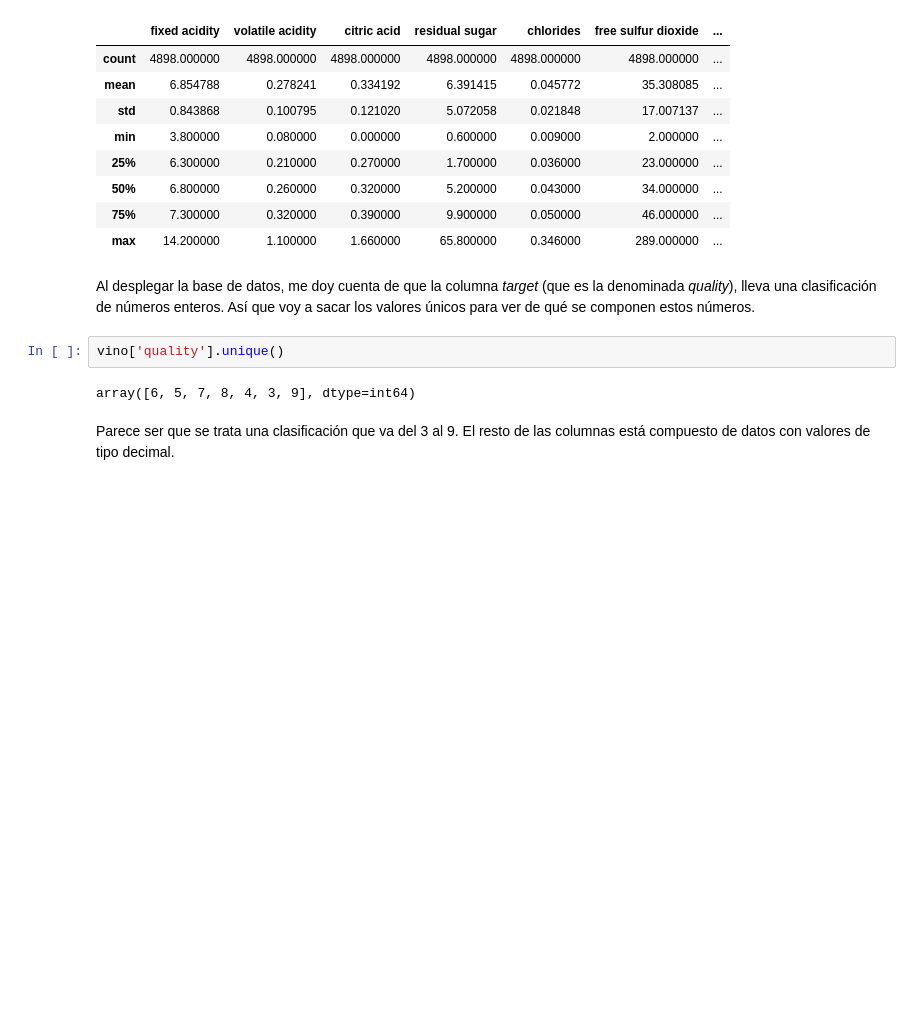
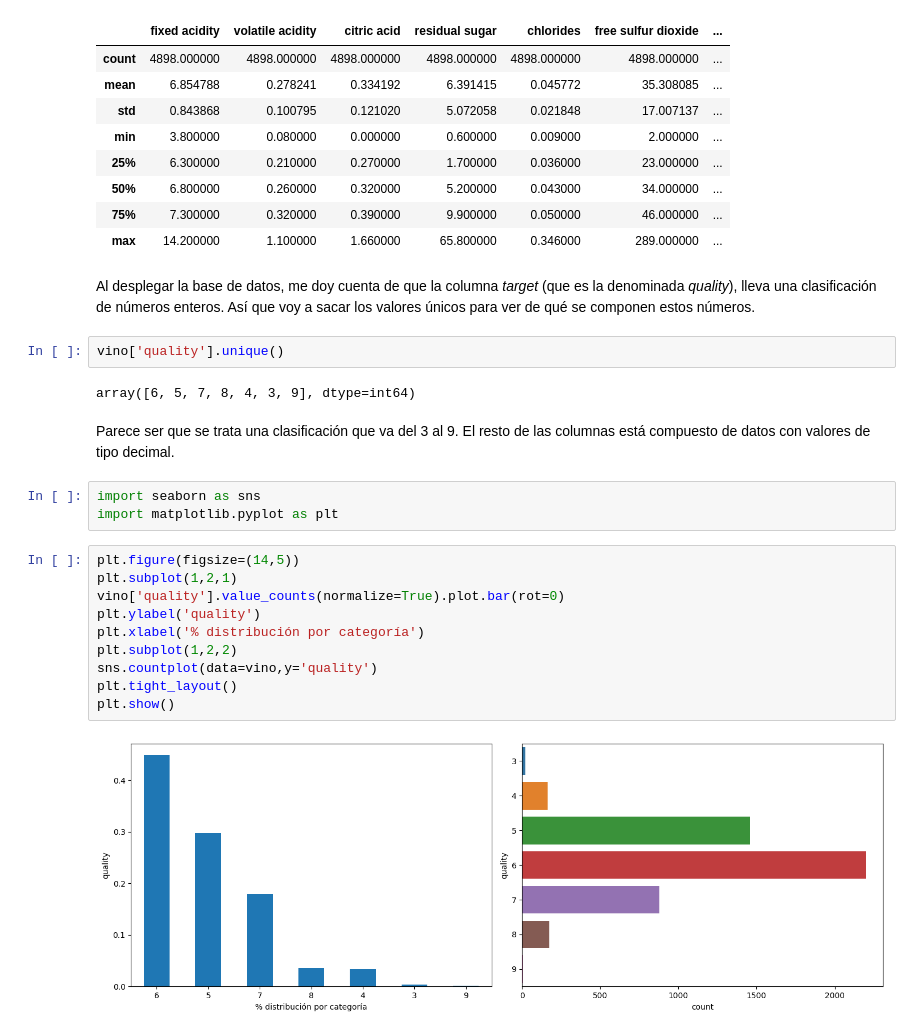
Before and after one commit to Vihelmet/Analisis_calidad_vino_blanco_ML, a Jupyter notebook: notebooks/01_EDA.ipynb, the cells around one changed output. Drawn from its saved outputs; the diff is of its cells as text; blank space fills up the shorter version.

```diff
--- a/notebooks/01_EDA.ipynb
+++ b/notebooks/01_EDA.ipynb
@@ -70,3 +70,18 @@ vino['quality'].unique()
 array([6, 5, 7, 8, 4, 3, 9], dtype=int64)
 # %% [markdown]
 Parece ser que se trata una clasificación que va del 3 al 9. El resto de las columnas está compuesto de datos con valores de tipo decimal.
+# %%
+import seaborn as sns
+import matplotlib.pyplot as plt
+# %%
+plt.figure(figsize=(14,5))
+plt.subplot(1,2,1)
+vino['quality'].value_counts(normalize=True).plot.bar(rot=0)
+plt.ylabel('quality')
+plt.xlabel('% distribución por categoría')
+plt.subplot(1,2,2)
+sns.countplot(data=vino,y='quality')
+plt.tight_layout()
+plt.show()
+# %% [output]
+[figure, added]
```
Also changed, not shown: parts of 5 cells of this notebook.
